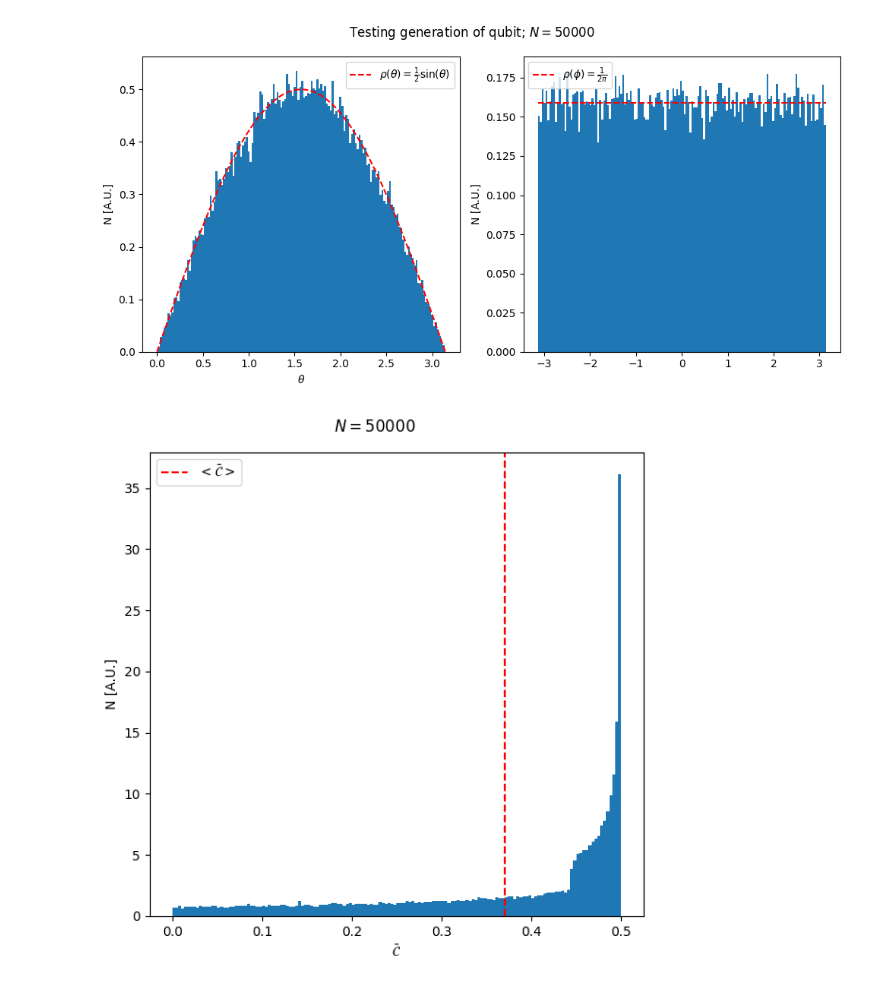
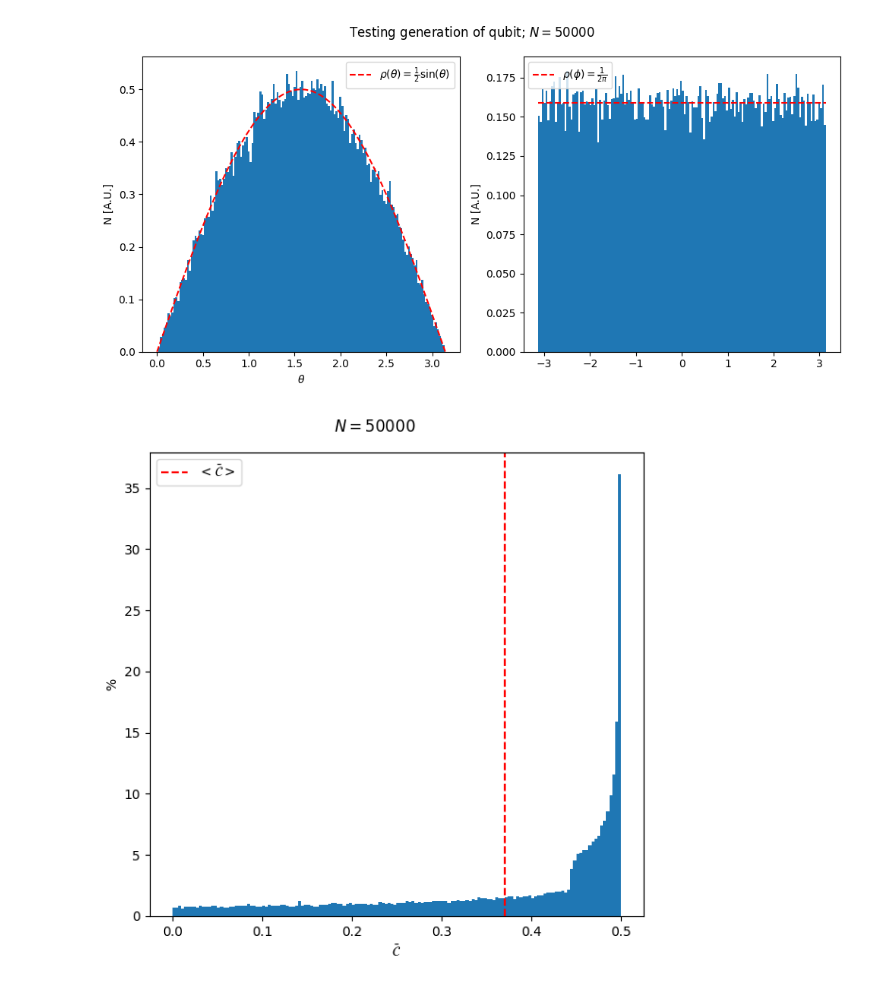
Before and after one commit to erricottaro/Krylov_complexity_on_circulant_graphs, a Jupyter notebook: triangle.ipynb, the cells around one changed output. Cells and saved outputs as stored; diff of their text form; code cells hidden in the pictures.

```diff
--- a/triangle.ipynb
+++ b/triangle.ipynb
@@ -322,16 +322,16 @@ compl_ensemble = c_bar(theta, phi)
 # %%
 fig, axx = plt.subplots(1,1, figsize=(6,6), tight_layout=True)
 
 fig.suptitle(r"$N=$"+f"{n_points}")
 
 axx.set_xlabel(r"$\bar{\mathcal{C}}$")
-axx.set_ylabel(r"N [A.U.]")
+axx.set_ylabel(r"%")
 
 axx.hist(compl_ensemble, bins=150, density=True)
 axx.axvline(x=np.average(compl_ensemble), label=r"$<\bar{\mathcal{C}}>$", linestyle="--", color='r')
 
 axx.legend()
 
 plt.show()
 # %% [output]
-[figure, old version]
+[figure, new version]
```
Also changed, not shown: parts of 4 cells of this notebook.
